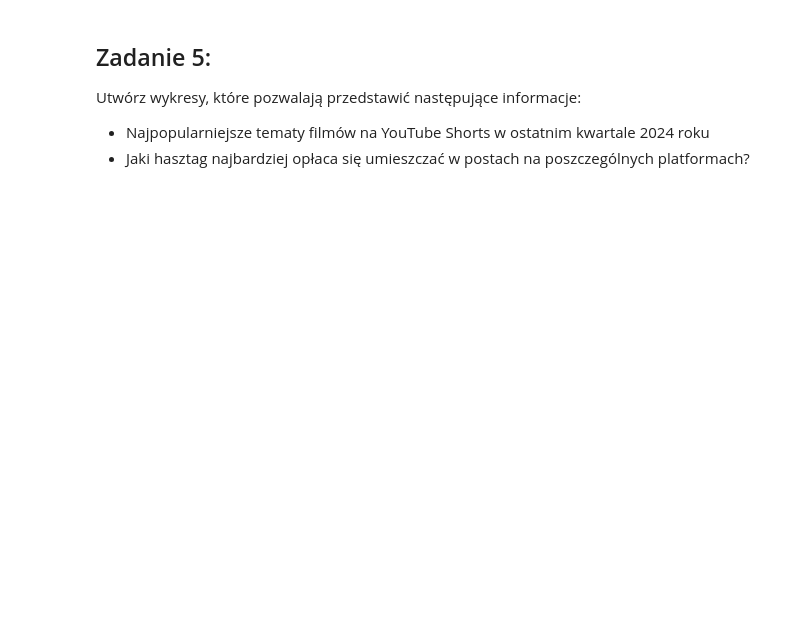
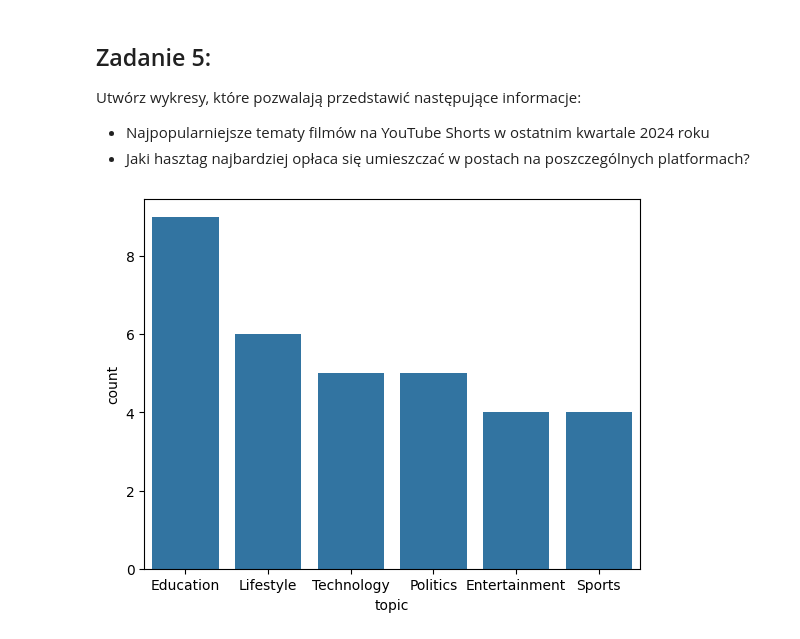
Before and after one commit to Zajecia-na-PWr-LR/lista-1-lenamackiewicz, a Jupyter notebook: UczenieMaszynowe_25_26_Lista1.ipynb, the cells around one changed output. Drawn from its saved outputs; the diff is of its cells as text; code cells hidden in the pictures; blank space fills up the shorter version.

```diff
--- a/UczenieMaszynowe_25_26_Lista1.ipynb
+++ b/UczenieMaszynowe_25_26_Lista1.ipynb
@@ -49,6 +49,7 @@ import seaborn as sns
 import matplotlib.pyplot as plt
 # %%
 data=pd.read_csv('/content/student_lifestyle_performance_dataset.csv')
+data2=pd.read_csv('/content/social_media_viral_content_dataset.csv')
 # %% [markdown]
 ## Zadanie 1
 Wyświetl ramkę danych spełniającą następujące kryteria:
@@ -160,3 +177,12 @@ potraktuj informatykę (*IT*) i inżynierię komputerową (*CSE*) jako jedną dz
 Utwórz wykresy, które pozwalają przedstawić następujące informacje:
 - Najpopularniejsze tematy filmów na YouTube Shorts w ostatnim kwartale 2024 roku
 - Jaki hasztag najbardziej opłaca się umieszczać w  postach na poszczególnych platformach?
+# %%
+data2["post_datetime"]=pd.to_datetime(data2["post_datetime"])
+info1=data2[(data2["platform"]=="YouTube Shorts") & (data2["content_type"]=="video") & (data2["post_datetime"].dt.year==2024) & (data2["post_datetime"].dt.quarter==4)]
+sns.countplot(data=info1, x="topic", order=info1['topic'].value_counts().index)
+plt.show()
+
+#dokończyć drugą kropkę
+# %% [output]
+[figure, added]
```
Also changed, not shown: parts of 3 cells of this notebook.
